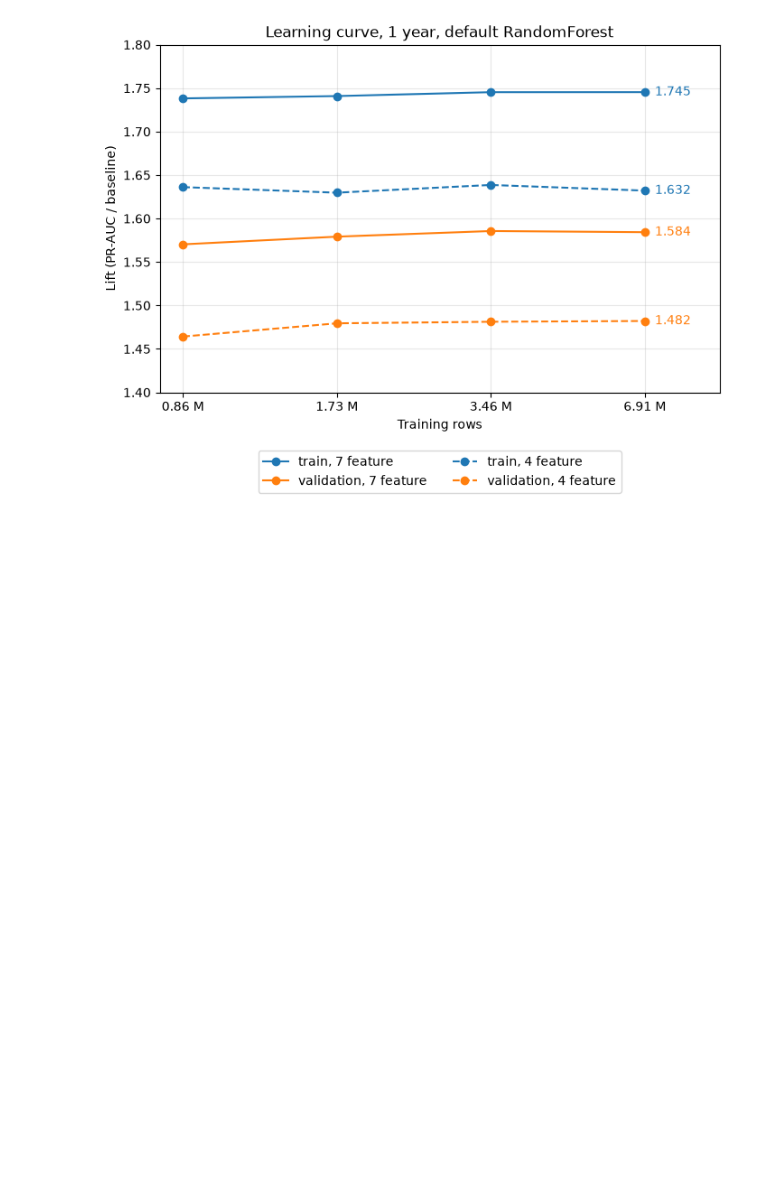
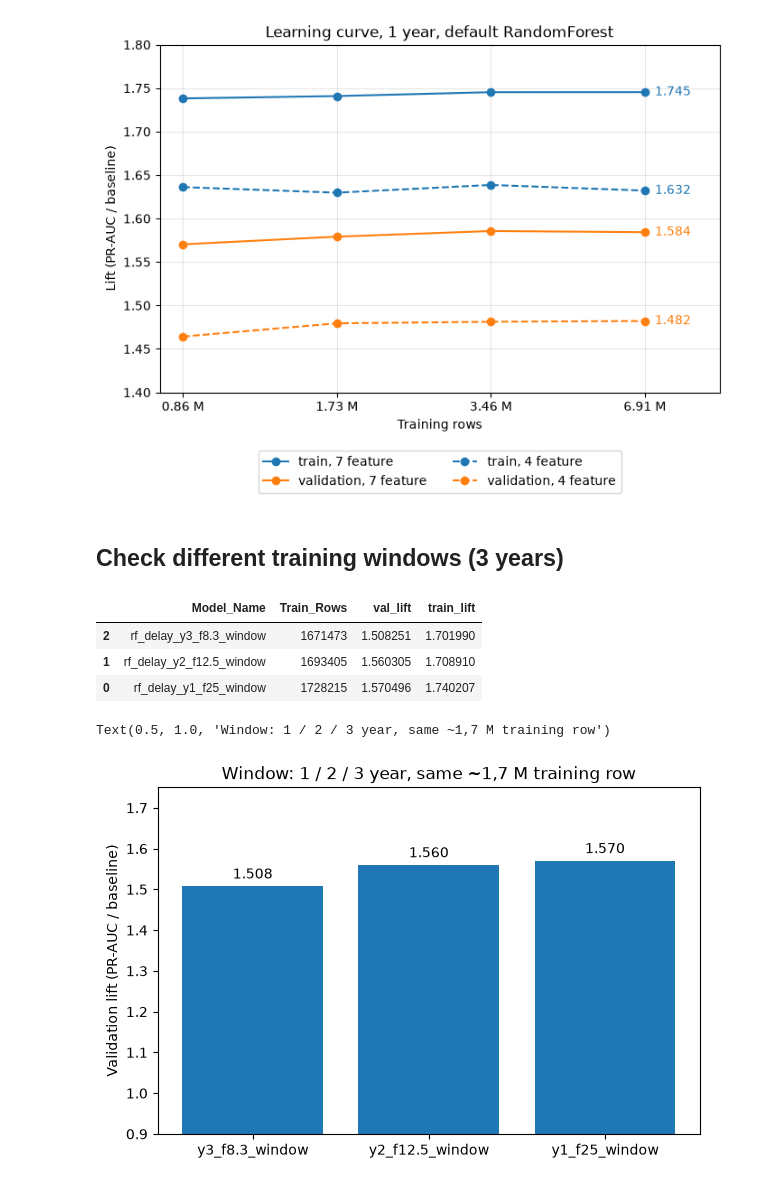
Before and after one commit to lakiiibalint/flight-delay-prediction-lakehouse, a Jupyter notebook: ml/results.ipynb, the cells around one changed output. Saved outputs shown, nothing was run; the diff lists cells and outputs as text; code cells hidden in the pictures; blank space fills up the shorter version.

Commit message:
Add training window comparison (1-3 years) to results notebook
Co-Authored-By: Claude Sonnet 5.5 <noreply@anthropic.com>

```diff
--- a/ml/results.ipynb
+++ b/ml/results.ipynb
@@ -382,3 +382,33 @@ ax.legend(loc="upper center", bbox_to_anchor=(0.5, -0.15), ncol=2)
 out = Path("../docs/figures/learning_curve_y1_7feat_vs_4feat.png")
 out.parent.mkdir(parents=True, exist_ok=True)
 fig.savefig(out, dpi=200, bbox_inches="tight")
+# %% [markdown]
+## Check different training windows (3 years)
+# %%
+df = get_client().query_df(
+    "SELECT Model_Name, Train_Rows, val_lift, train_lift FROM experiment_results "
+    "WHERE Model_Name IN ('rf_delay_y1_f25_window', 'rf_delay_y2_f12.5_window', 'rf_delay_y3_f8.3_window') "
+    "ORDER BY Model_Name")
+# %%
+
+df = df.sort_values("val_lift")
+df
+# %% [output]
+|  | Model_Name | Train_Rows | val_lift | train_lift |
+| 2 | rf_delay_y3_f8.3_window | 1671473 | 1.508251 | 1.701990 |
+| 1 | rf_delay_y2_f12.5_window | 1693405 | 1.560305 | 1.708910 |
+| 0 | rf_delay_y1_f25_window | 1728215 | 1.570496 | 1.740207 |
+# %%
+df["label"] = df["Model_Name"].str.replace("rf_delay_", "", regex = False)
+
+fig, ax = plt.subplots(figsize=(7, 4.5))
+
+bars = plt.bar(df["label"], df["val_lift"])
+ax.bar_label(bars, fmt="%.3f", padding=3)
+
+ax.set_ylim(0.9, 1.75)
+ax.set_ylabel("Validation lift (PR-AUC / baseline)")
+ax.set_title("Window: 1 / 2 / 3 year, same ~1,7 M training row")
+# %% [output]
+Text(0.5, 1.0, 'Window: 1 / 2 / 3 year, same ~1,7 M training row')
+[figure, added]
```
Also changed, not shown: parts of 2 cells of this notebook, 2 other files.
